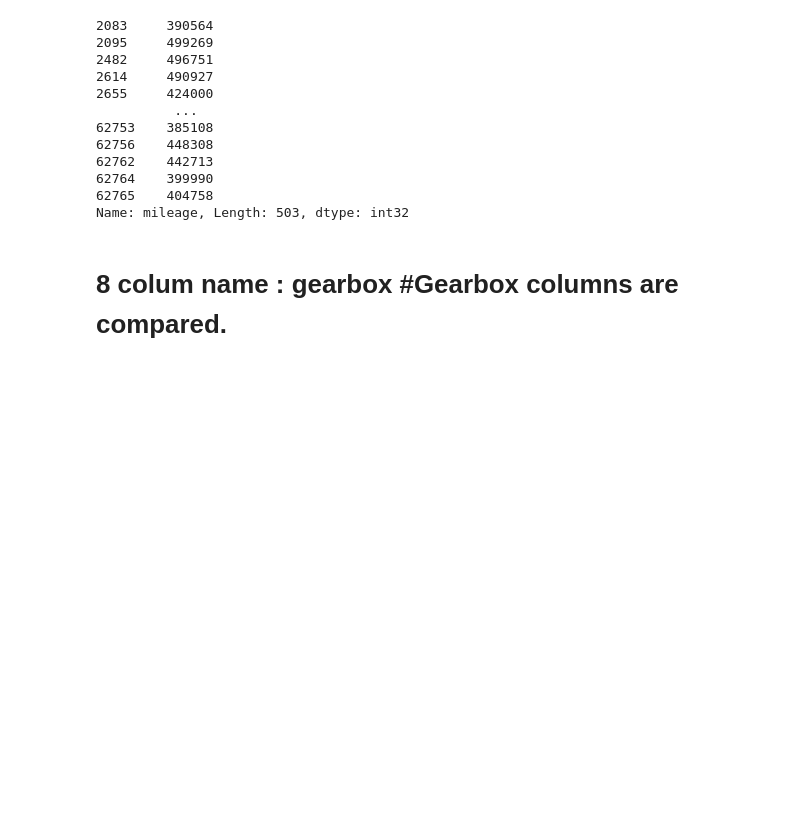
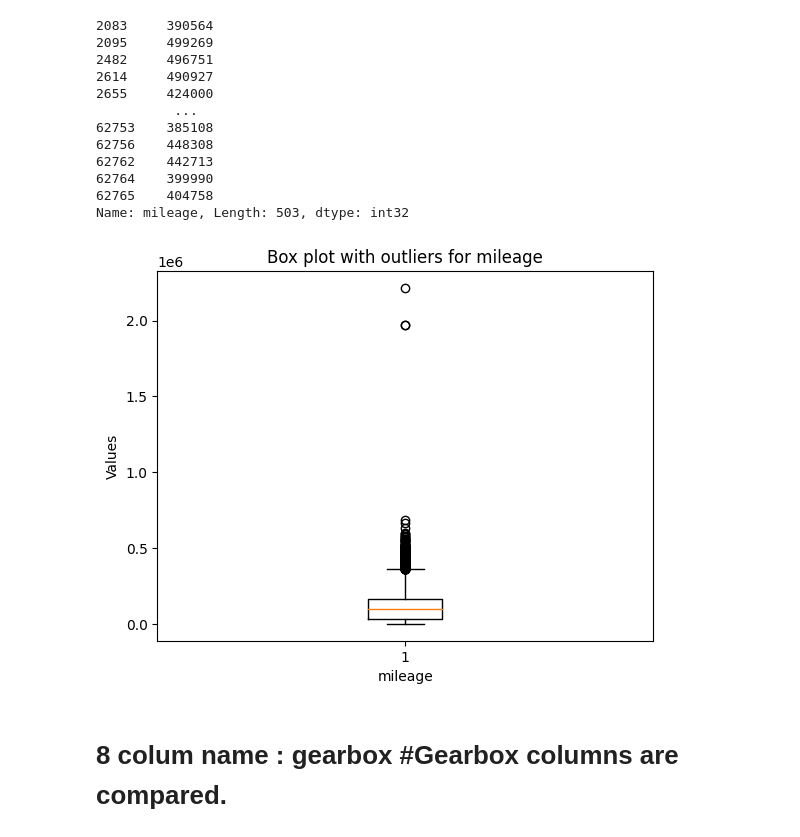
Before and after one commit to Nueseybe/Team2Project-4, a Jupyter notebook: main.ipynb, the cells around one changed output. Cells and saved outputs as stored; diff of their text form; code cells hidden in the pictures; blank space fills up the shorter version.

```diff
--- a/main.ipynb
+++ b/main.ipynb
@@ -451,6 +451,10 @@ mileage_outliers
 62764    399990
 62765    404758
 Name: mileage, Length: 503, dtype: int32
+# %%
+draw_boxplot(df,'mileage')
+# %% [output]
+[figure, added]
 # %% [markdown]
 # 8 colum name : gearbox  #Gearbox columns are compared.
 # %%
```
Also changed, not shown: parts of 4 cells of this notebook.
